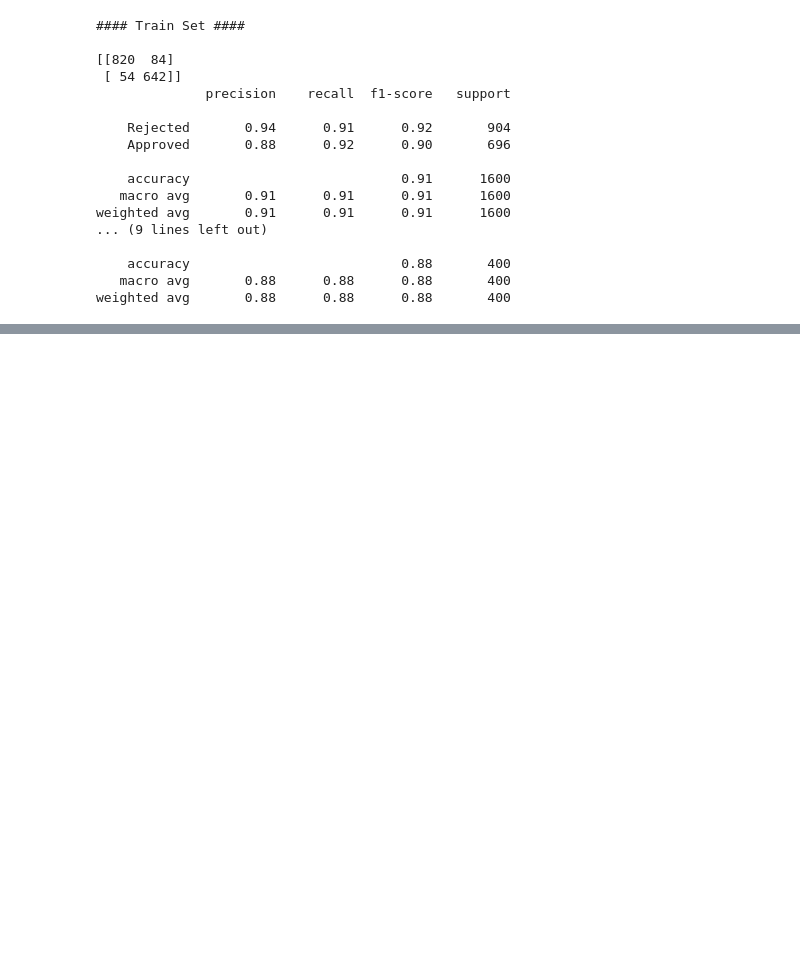
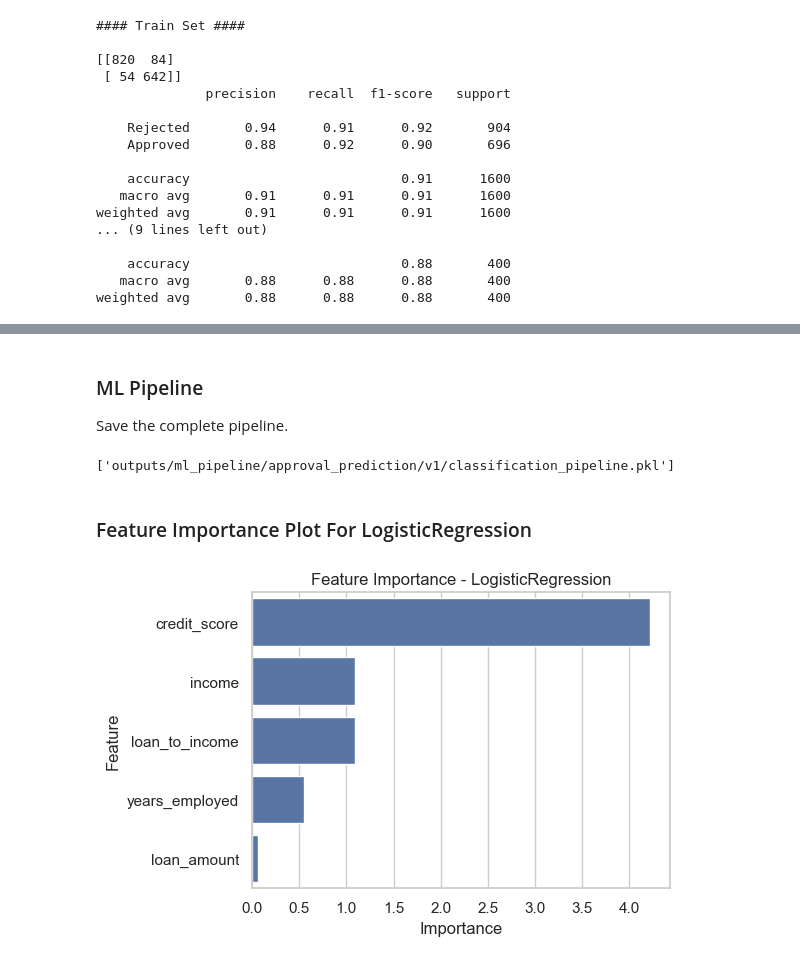
Before and after one commit to DavidRC-Projects/Approval_Predict, a Jupyter notebook: jupyter_notebooks/06 - Modeling and Evaluation.ipynb, the cells around one changed output, grey strips where cells are left out. Saved outputs shown, nothing was run; the diff lists cells and outputs as text; code cells hidden in the pictures; blank space fills up the shorter version.

```diff
--- a/jupyter_notebooks/06 - Modeling and Evaluation.ipynb
+++ b/jupyter_notebooks/06 - Modeling and Evaluation.ipynb
@@ -464,0 +509,20 @@ weighted avg       0.88      0.88      0.88       400
+# %% [markdown]
+### ML Pipeline
+
+Save the complete pipeline.
+# %%
+joblib.dump(value=classification_pipeline,
+            filename=f"{file_path}/classification_pipeline.pkl")
+# %% [output]
+['outputs/ml_pipeline/approval_prediction/v1/classification_pipeline.pkl']
+# %% [markdown]
+### Feature Importance Plot For LogisticRegression
+# %%
+plt.figure(figsize=(6,4))
+sns.barplot(data=feature_importance_df, x="Importance", y="Feature")
+plt.title("Feature Importance - LogisticRegression")
+plt.tight_layout()
+plt.savefig(f"{file_path}/features_importance.png", bbox_inches="tight")
+plt.show()
+# %% [output]
+[figure, added]
```
Also changed, not shown: parts of 20 cells of this notebook, 3 other files.
